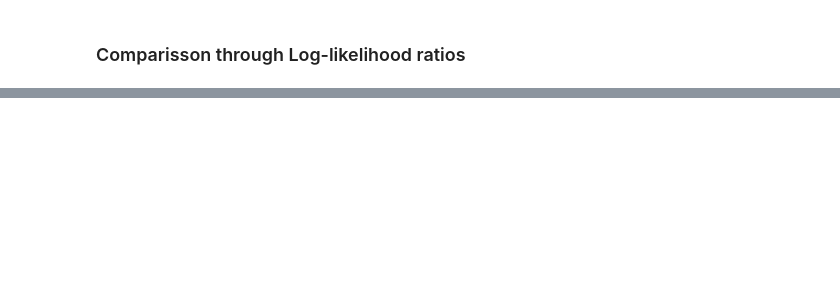
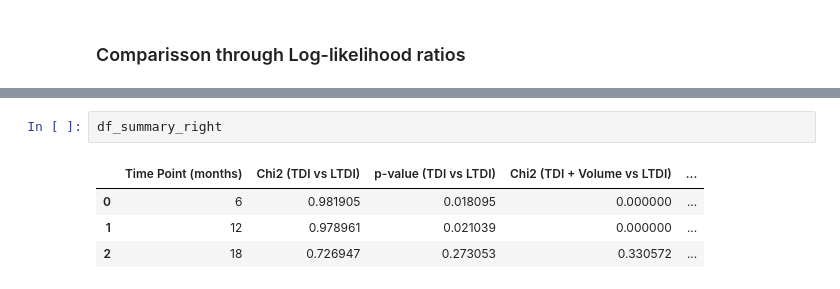
Before and after one commit to JoanSano/NormWM_4_Glioblastoma, a Jupyter notebook: UCSF-PDGM/multivariate_survival.ipynb, the cells around one changed output, grey strips where cells are left out. Drawn from its saved outputs; the diff is of its cells as text; blank space fills up the shorter version.

```diff
--- a/UCSF-PDGM/multivariate_survival.ipynb
+++ b/UCSF-PDGM/multivariate_survival.ipynb
@@ -1734,0 +1760,7 @@ fig.savefig(os.path.join(figs_folder, f"Logistic-regression.{fmt}"), dpi=dpi, fo
+# %%
+df_summary_right
+# %% [output]
+|  | Time Point (months) | Chi2 (TDI vs LTDI) | p-value (TDI vs LTDI) | Chi2 (TDI + Volume vs LTDI) | ... |
+| 0 | 6 | 0.981905 | 0.018095 | 0.000000 | ... |
+| 1 | 12 | 0.978961 | 0.021039 | 0.000000 | ... |
+| 2 | 18 | 0.726947 | 0.273053 | 0.330572 | ... |
```
Also changed, not shown: parts of 14 cells of this notebook, 2 other files.
